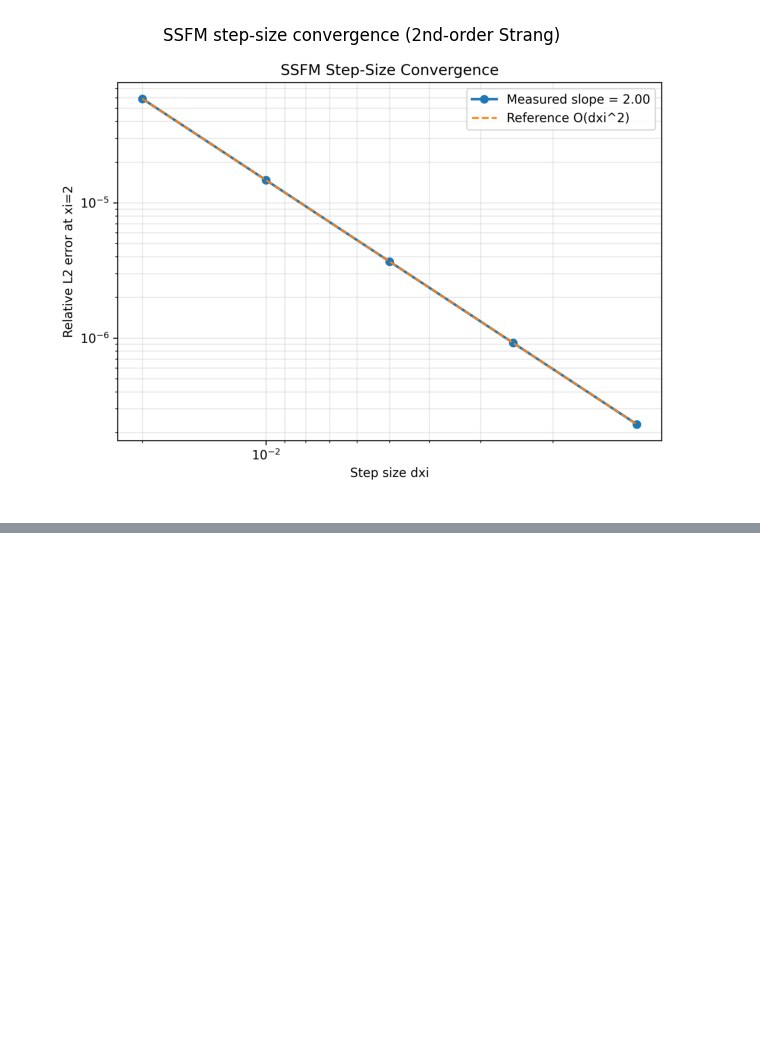
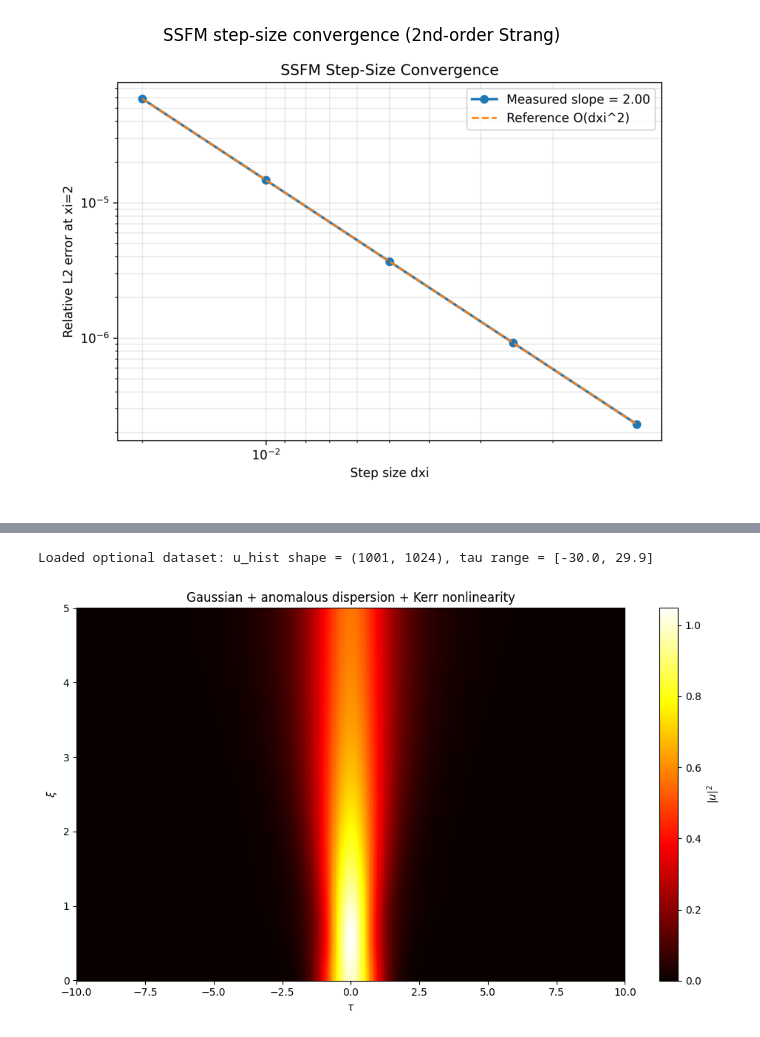
Before and after one commit to abbas-ahmad-cowlar/pinn-nlse, a Jupyter notebook: notebooks/01_ssfm_validation.ipynb, the cells around one changed output, grey strips where cells are left out. Drawn from its saved outputs; the diff is of its cells as text; code cells hidden in the pictures; blank space fills up the shorter version.

```diff
--- a/notebooks/01_ssfm_validation.ipynb
+++ b/notebooks/01_ssfm_validation.ipynb
@@ -164,0 +232,16 @@ N_z used in fit: [100, 200, 400, 800, 1600]
+# %%
+if Path(OPTIONAL_NPZ).exists():
+    opt = load_ground_truth_npz(OPTIONAL_NPZ)
+    u_hist_o = opt['u_hist']; xi_o = opt['xi']; tau_o = opt['tau']
+    print(f'Loaded optional dataset: u_hist shape = {u_hist_o.shape}, tau range = [{tau_o[0]:.1f}, {tau_o[-1]:.1f}]')
+    fig, ax = plt.subplots(figsize=(10, 6))
+    im = ax.pcolormesh(tau_o, xi_o, np.abs(u_hist_o)**2, shading='auto', cmap='hot')
+    ax.set_xlabel(r'$\tau$'); ax.set_ylabel(r'$\xi$'); ax.set_xlim(-10, 10)
+    ax.set_title('Gaussian + anomalous dispersion + Kerr nonlinearity')
+    fig.colorbar(im, ax=ax, label=r'$|u|^2$')
+    plt.tight_layout(); plt.show()
+else:
+    print('Optional dataset not present; skip.')
+# %% [output]
+Loaded optional dataset: u_hist shape = (1001, 1024), tau range = [-30.0, 29.9]
+[figure, added]
```
Also changed, not shown: parts of 6 cells of this notebook, 1 other file.
